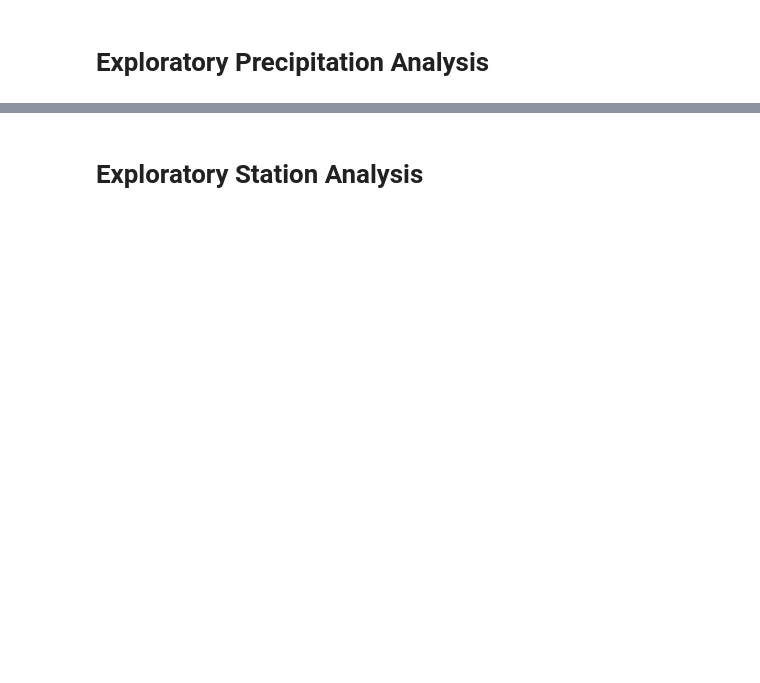
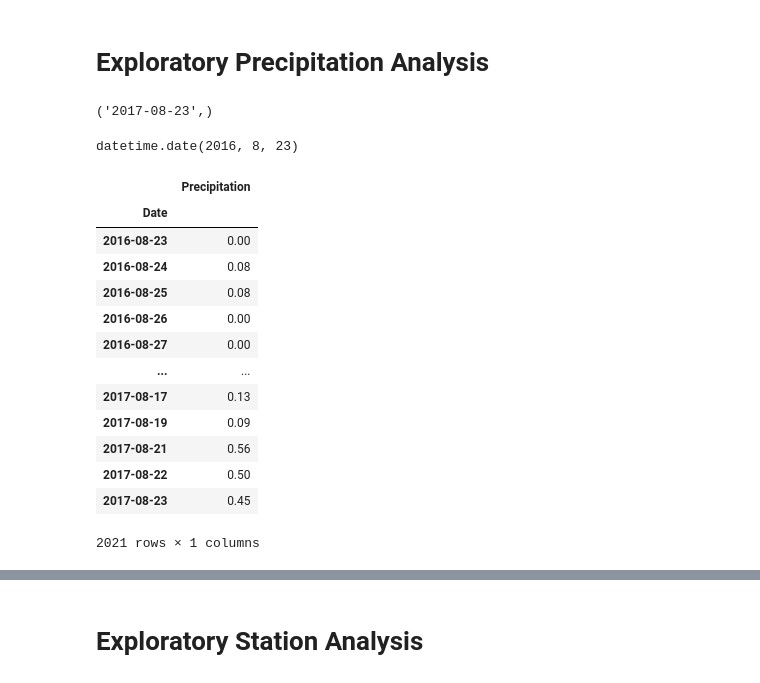
Before and after one commit to JosiahR89/sqlalchemy-challenge, a Jupyter notebook: climate.ipynb, the cells around one changed output, grey strips where cells are left out. Drawn from its saved outputs; the diff is of its cells as text; code cells hidden in the pictures; blank space fills up the shorter version.

```diff
--- a/climate.ipynb
+++ b/climate.ipynb
@@ -36,6 +39,10 @@ Base.classes.keys()
 # Exploratory Precipitation Analysis
 # %%
 # Find the most recent date in the data set.
+lastdate = session.query(Measurement.date).order_by(Measurement.date.desc()).first()
+print(f"{lastdate}")
+# %% [output]
+('2017-08-23',)
 # %%
 # Design a query to retrieve the last 12 months of precipitation data and plot the results.
 # Starting from the most recent data point in the database.
@@ -55,0 +50,6 @@ Base.classes.keys()
+# %%
+# Calculate the date one year from the last date in data set.
+datequery = dt.date(lastdatedt.year -1, lastdatedt.month, lastdatedt.day)
+datequery
+# %% [output]
+datetime.date(2016, 8, 23)
@@ -55,0 +60,22 @@ Base.classes.keys()
+# %%
+# Save the query results as a Pandas DataFrame and set the index to the date column
+prcp_df = pd.DataFrame(queryresult, columns=['Date', 'Precipitation'])
+#Drop NAs
+prcp_df = prcp_df.dropna(how='any')
+prcp_df = prcp_df.set_index("Date")
+prcp_df
+# %% [output]
+|  | Precipitation |
+| Date |  |
+| 2016-08-23 | 0.00 |
+| 2016-08-24 | 0.08 |
+| 2016-08-25 | 0.08 |
+| 2016-08-26 | 0.00 |
+| 2016-08-27 | 0.00 |
+| ... | ... |
+| 2017-08-17 | 0.13 |
+| 2017-08-19 | 0.09 |
+| 2017-08-21 | 0.56 |
+| 2017-08-22 | 0.50 |
+| 2017-08-23 | 0.45 |
+2021 rows × 1 columns
```
Also changed, not shown: parts of 14 cells of this notebook, 3 other files.
